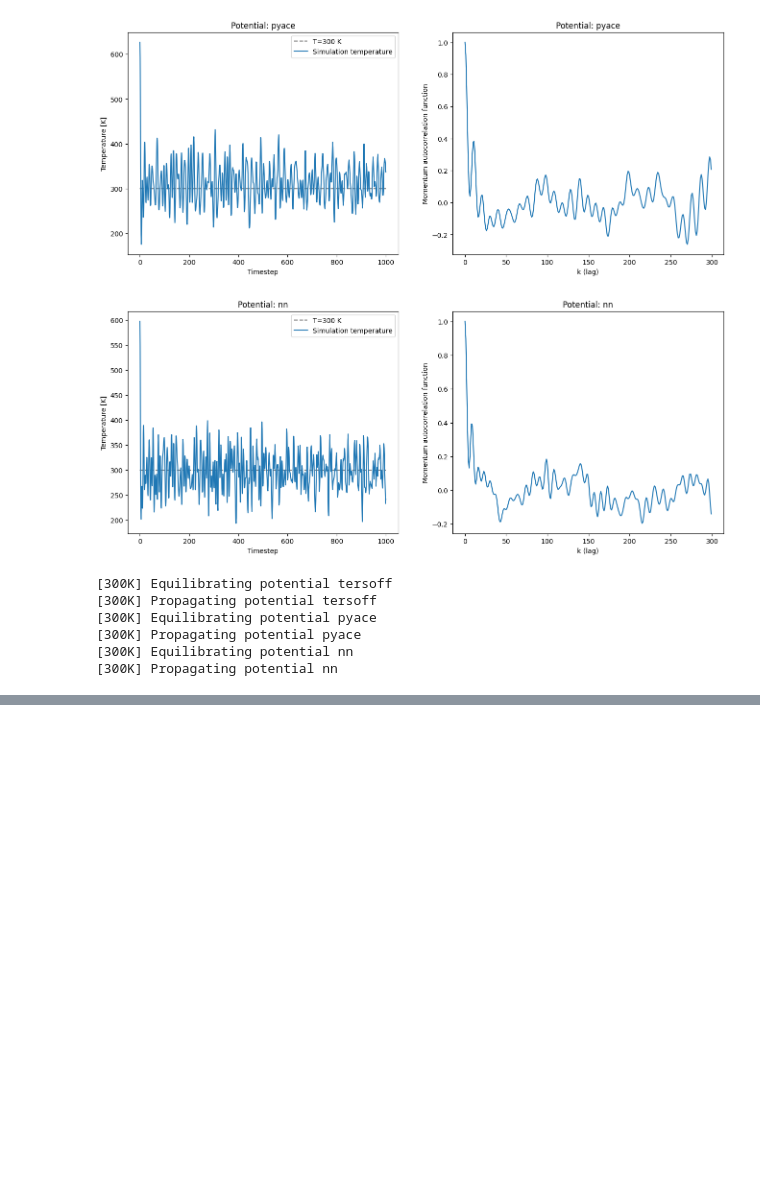
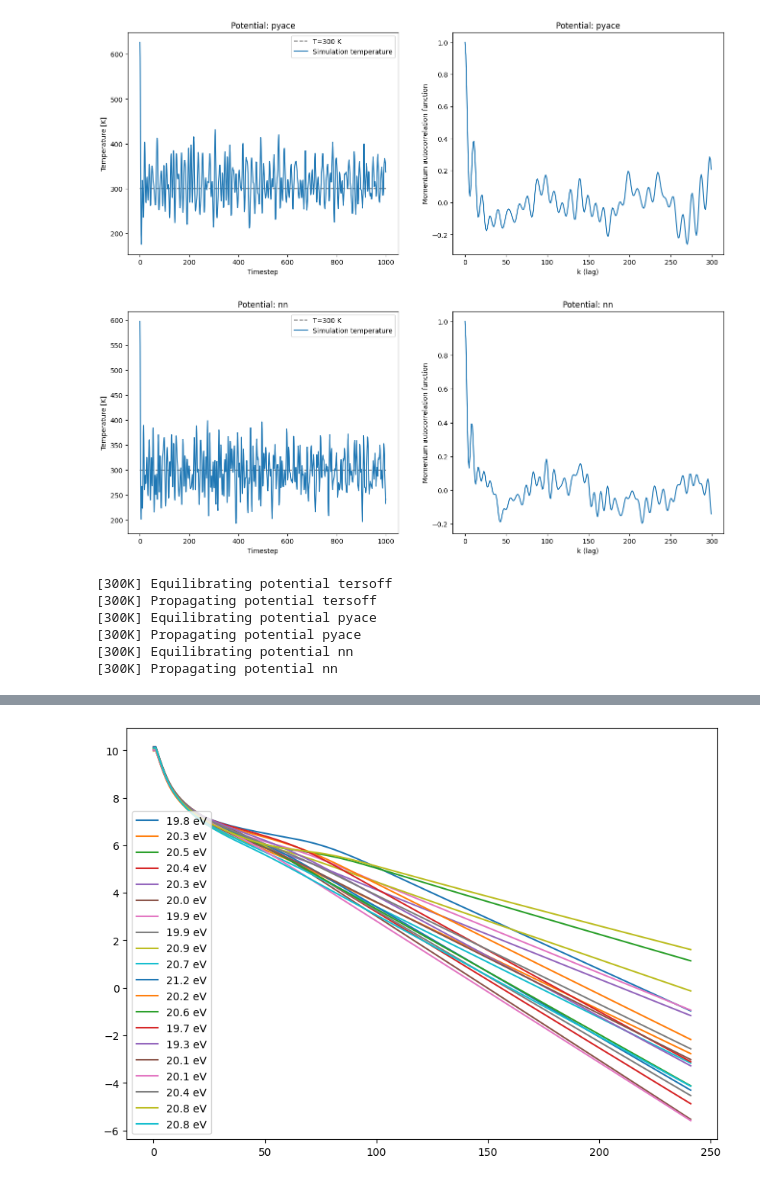
Before and after one commit to MaxNeg8/Simulating-irradiation-stability-of-2D-materials, a Jupyter notebook: Simulating irradiation stability of 2D materials.ipynb, the cells around one changed output, grey strips where cells are left out. Drawn from its saved outputs; the diff is of its cells as text; code cells hidden in the pictures; blank space fills up the shorter version.

```diff
--- a/Simulating irradiation stability of 2D materials.ipynb
+++ b/Simulating irradiation stability of 2D materials.ipynb
@@ -60,7 +60,7 @@ def get_atoms(size : tuple) -> Atoms:
 
     return gra
 # %%
-def run_simulation(atoms : Atoms, calc : calculator, ekin : float, n_timesteps : int, timestep : float, traj_file : str, check_ejected=True) -> str:
+def run_simulation(atoms : Atoms, calc : calculator, ekin : float, n_timesteps : int, timestep : float, traj_file : str, check_ejected=True, printing=True, ejection_threshold=0.0001) -> str:
     """
     Performs n_timesteps of simulation steps using the specified calculator calc and writes
     trajectories to the file traj_file. Uses timestep in fs and kicks the center
@@ -92,6 +92,12 @@ def run_simulation(atoms : Atoms, calc : calculator, ekin : float, n_timesteps :
     check_ejected : bool
         Whether or not to check for atom ejection. If an atom is detected as either ejected or remained in the
         lattice, the simulation will stop and return the respective result
+
+    printing : bool
+        If True, prints status into console
+
+    ejection_threshold : float
+        Threshold percentage/100 value of momentum differential between two runs for labeling atom as ejected
 
     Returns
     -------
@@ -132,16 +138,19 @@ def run_simulation(atoms : Atoms, calc : calculator, ekin : float, n_timesteps :
                 if step > 10 and momenta[-1] > 0:
                     # Check for ejection by looking at the momentum of the atom. If it has inverted, we know it is returning to the lattice
                     # and was therefore not ejected
-                    print(f"[ekin={ekin:0.1f}] Atom definitely not ejected ({np.mean(times)*1000} ms/step).")
+                    if printing:
+                        print(f"[ekin={ekin:0.1f}] Atom definitely not ejected ({np.mean(times)*1000} ms/step).")
                     return "not ejected"
                 if (step+1) % 10 == 0:
                     # Check for ejection. This part is tricky and one needs to be careful with the percentage in the if statement below
-                    if momenta[-1] <= 0 and np.abs((momenta[-1] - momenta[-2])/momenta[-2]) < 0.0001:
-                        print(f"[ekin={ekin:0.1f}] Atom ejected ({np.mean(times)*1000} ms/step).")
+                    if momenta[-1] <= 0 and np.abs((momenta[-1] - momenta[-2])/momenta[-2]) < ejection_threshold:
+                        if printing:
+                            print(f"[ekin={ekin:0.1f}] Atom ejected ({np.mean(times)*1000} ms/step).")
                         return "ejected"
             counter += 1
             if check_ejected:
-                print(f"[ekin={ekin:0.1f}] No result, continuing simulation for another {n_timesteps} timesteps ({counter}/3)")
+                if printing:
+                    print(f"[ekin={ekin:0.1f}] No result, continuing simulation for another {n_timesteps} timesteps ({counter}/3)")
     return "unknown"
 # %%
 gap = Potential('xml_label=GAP_2021_4_21_0_21_17_24_635',
@@ -504,0 +565,21 @@ for temp in temps:
+# %%
+fig, ax = plt.subplots(1, 1, figsize=(10, 7))
+
+for frame in range(20):
+    for ekin in np.arange(22.1, 18.2, -0.1):
+        name = f"/tmp/trajectories_vibration_ejection_{ekin:0.1f}_{frame}.traj"
+        if not os.path.isfile(name):
+            continue
+        traj = Trajectory(name)
+        middle = get_middle(traj[-1])
+        positions = []
+        for i in range(len(traj)):
+            positions.append(traj[i][middle].position[2])
+        ax.plot(positions, label=f"{ekin:0.1f} eV")
+        break
+
+ax.legend()
+
+plt.show()
+# %% [output]
+[figure, added]
```
Also changed, not shown: parts of 3 cells of this notebook, 5 other files.
